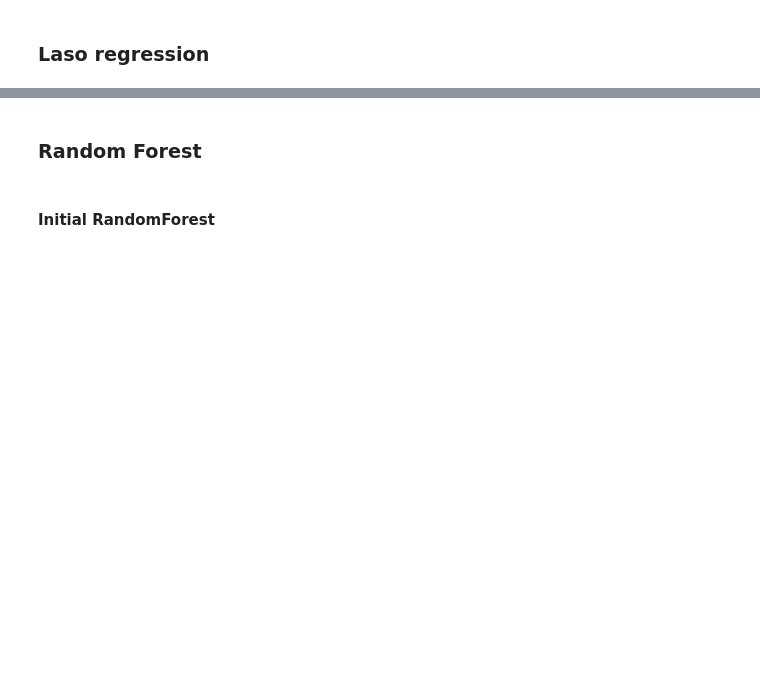
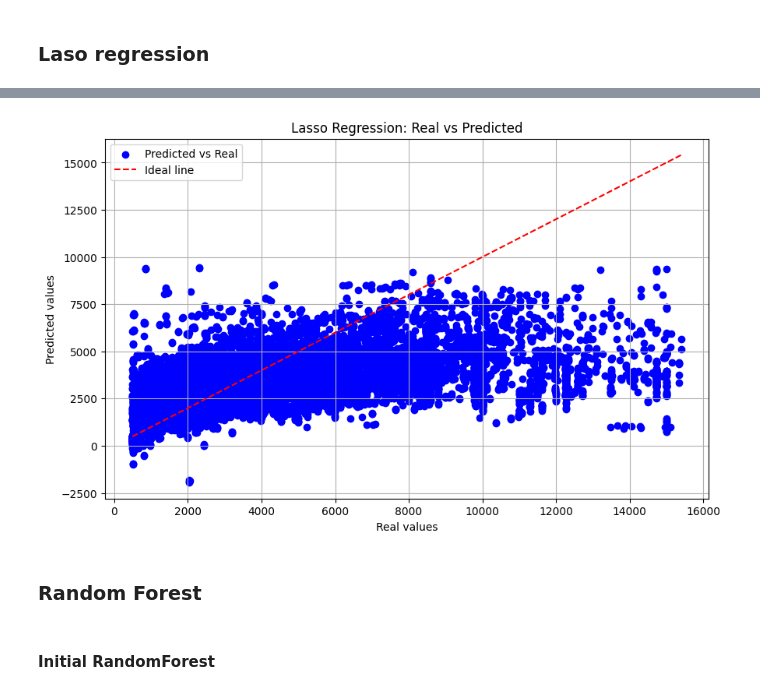
Before and after one commit to tominatorcz/datax, a Jupyter notebook: python/regresion.ipynb, the cells around one changed output, grey strips where cells are left out. Drawn from its saved outputs; the diff is of its cells as text; code cells hidden in the pictures; blank space fills up the shorter version.

```diff
--- a/python/regresion.ipynb
+++ b/python/regresion.ipynb
@@ -255,16 +255,18 @@ Root Mean Squared Error: 2406.495149849865
 # %%
 import matplotlib.pyplot as plt
 
 # Plotting real vs predicted values
 plt.figure(figsize=(10, 6))
-plt.scatter(y_valid, y_pred, color='blue', label='Predicted vs Real')
+plt.scatter(y_valid, y_pred_LAR, color='blue', label='Predicted vs Real')
 plt.plot([min(y_valid), max(y_valid)], [min(y_valid), max(y_valid)], '--', color='red', label='Ideal line')
 plt.title('Lasso Regression: Real vs Predicted')
 plt.xlabel('Real values')
 plt.ylabel('Predicted values')
 plt.legend()
 plt.grid(True)
 plt.show()
+# %% [output]
+[figure, added]
 # %% [markdown]
 ### **Random Forest**
 # %%
```
Also changed, not shown: parts of 3 cells of this notebook.
